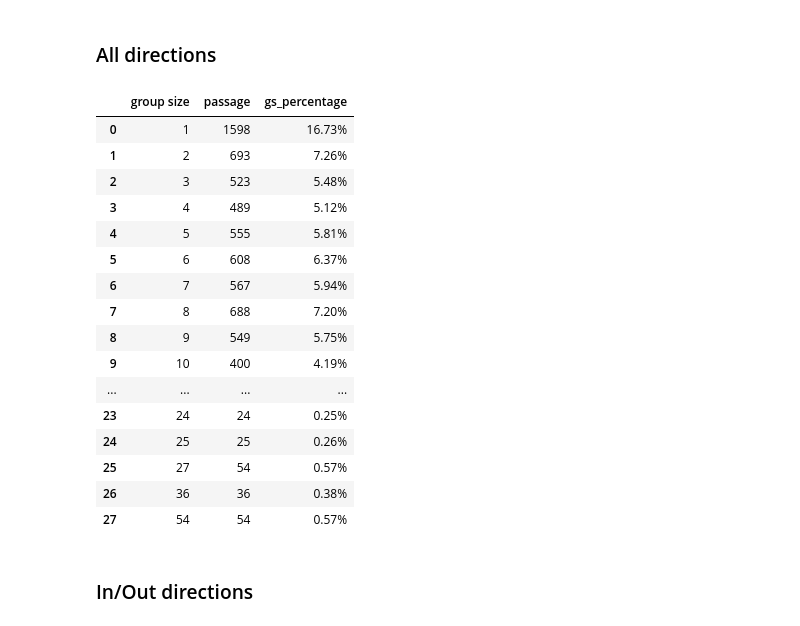
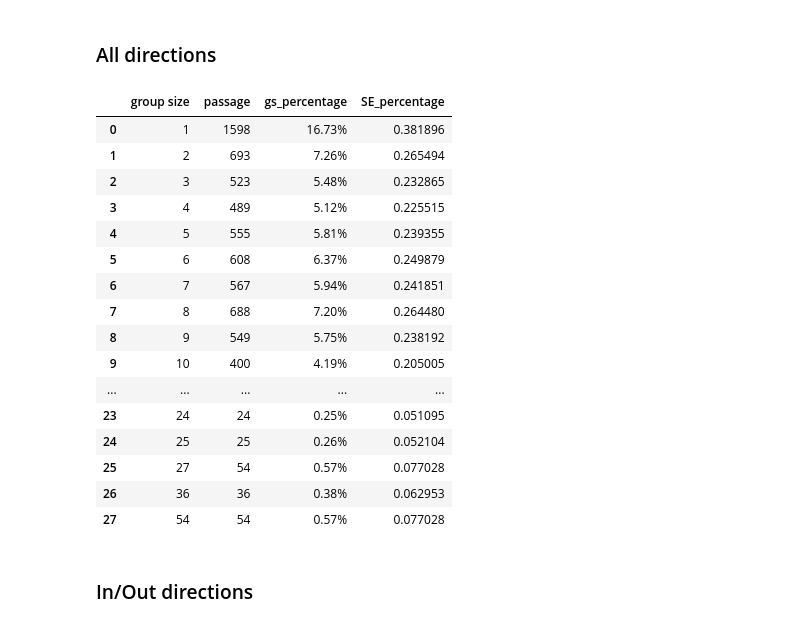
Before and after one commit to maxlund/johannas, a Jupyter notebook: sveas_times.ipynb, the cells around one changed output. Drawn from its saved outputs; the diff is of its cells as text; code cells hidden in the pictures.

```diff
--- a/sveas_times.ipynb
+++ b/sveas_times.ipynb
@@ -1784,25 +1782,32 @@ sum_pass = g_size.passage.sum()
+# %%
+def SE_percentage(p, n):
+    return (p*(100-p) / n) ** 0.5
 # %%
-g_size['gs_percentage'] = g_size['passage'].apply(lambda x: '{:.2f}%'.format(x / sum_pass * 100))
+g_size['gs_percentage'] = g_size['passage']\
+.apply(lambda x: '{:.2f}%'.format(x / g_size['passage'].sum() * 100))
+
+g_size['SE_percentage'] = g_size['gs_percentage']\
+.apply(lambda x: SE_percentage(float(x[:-1]), g_size['passage'].sum()))
 # %%
-g_size[['group size', 'passage', 'gs_percentage']]
+g_size[['group size', 'passage', 'gs_percentage', 'SE_percentage']]
 # %% [output]
-|  | group size | passage | gs_percentage |
-| 0 | 1 | 1598 | 16.73% |
-| 1 | 2 | 693 | 7.26% |
-| 2 | 3 | 523 | 5.48% |
-| 3 | 4 | 489 | 5.12% |
-| 4 | 5 | 555 | 5.81% |
-| 5 | 6 | 608 | 6.37% |
-| 6 | 7 | 567 | 5.94% |
-| 7 | 8 | 688 | 7.20% |
-| 8 | 9 | 549 | 5.75% |
-| 9 | 10 | 400 | 4.19% |
-| ... | ... | ... | ... |
-| 23 | 24 | 24 | 0.25% |
-| 24 | 25 | 25 | 0.26% |
-| 25 | 27 | 54 | 0.57% |
-| 26 | 36 | 36 | 0.38% |
-| 27 | 54 | 54 | 0.57% |
+|  | group size | passage | gs_percentage | SE_percentage |
+| 0 | 1 | 1598 | 16.73% | 0.381896 |
+| 1 | 2 | 693 | 7.26% | 0.265494 |
+| 2 | 3 | 523 | 5.48% | 0.232865 |
+| 3 | 4 | 489 | 5.12% | 0.225515 |
+| 4 | 5 | 555 | 5.81% | 0.239355 |
+| 5 | 6 | 608 | 6.37% | 0.249879 |
+| 6 | 7 | 567 | 5.94% | 0.241851 |
+| 7 | 8 | 688 | 7.20% | 0.264480 |
+| 8 | 9 | 549 | 5.75% | 0.238192 |
+| 9 | 10 | 400 | 4.19% | 0.205005 |
+| ... | ... | ... | ... | ... |
+| 23 | 24 | 24 | 0.25% | 0.051095 |
+| 24 | 25 | 25 | 0.26% | 0.052104 |
+| 25 | 27 | 54 | 0.57% | 0.077028 |
+| 26 | 36 | 36 | 0.38% | 0.062953 |
+| 27 | 54 | 54 | 0.57% | 0.077028 |
 # %% [markdown]
 ### In/Out directions
 # %%
```
Also changed, not shown: parts of 28 cells of this notebook.
